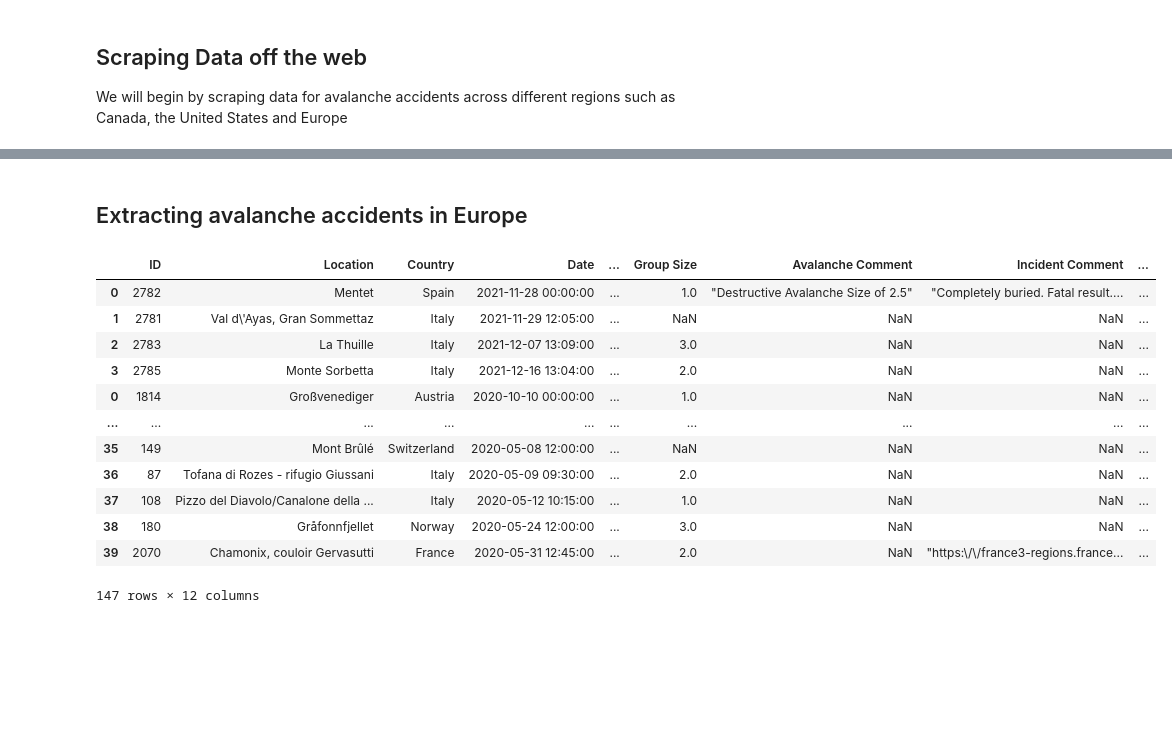
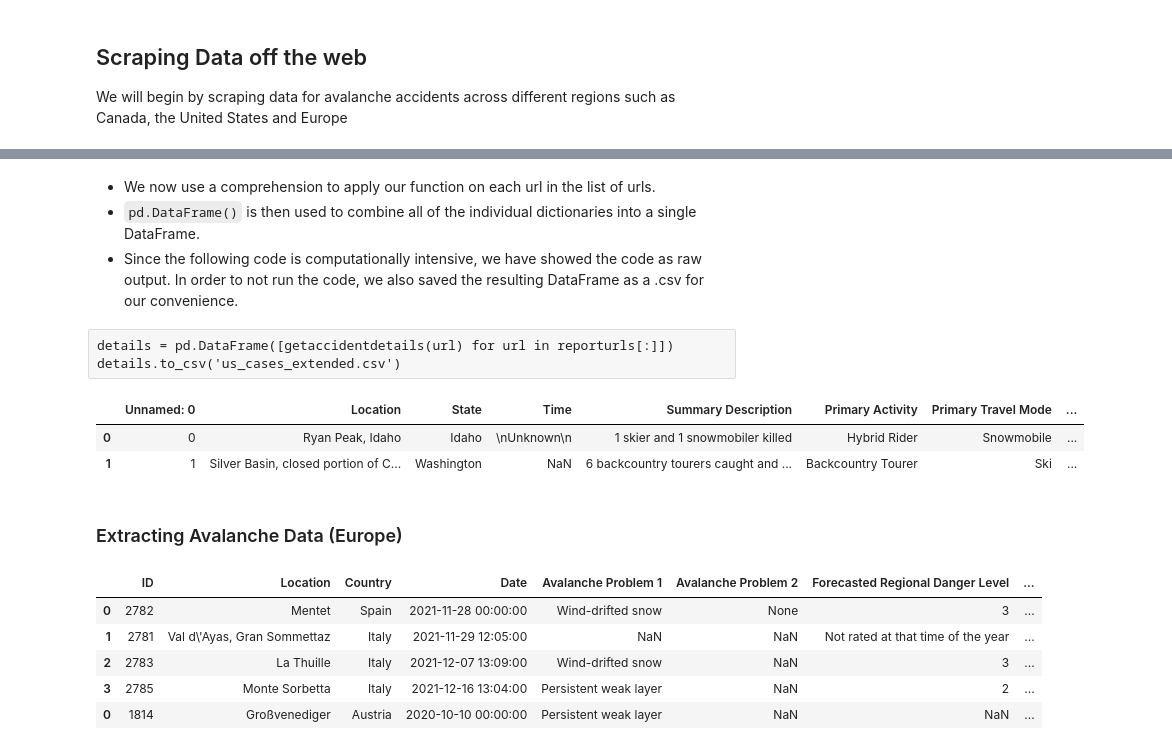
Before and after one commit to omertahi/avalanche_accidents, a Jupyter notebook: Project.ipynb, the cells around one changed output, grey strips where cells are left out. Saved outputs shown, nothing was run; the diff lists cells and outputs as text; code cells hidden in the pictures; blank space fills up the shorter version.

```diff
--- a/Project.ipynb
+++ b/Project.ipynb
@@ -40,4 +45,19 @@ We will begin by scraping data for avalanche accidents across different regions
 # %%
+# Incidents
+url = "http://incidents.avalanche.ca/public/incidents/?format=json"
+req = urllib.request.Request(url)
+
+with urllib.request.urlopen(req) as response:
+    result = json.loads(response.read().decode('utf-8'))
+incident_list = result["results"]
+
+while (result["next"] != None):
+    req = urllib.request.Request(result["next"])
+    with urllib.request.urlopen(req) as response:
+        result = json.loads(response.read().decode('utf-8'))
+    incident_list = incident_list + result["results"]
+incidents_brief = pd.DataFrame.from_dict(incident_list,orient="columns")
+
 # We can get more information about these incidents e.g. "https://www.avalanche.ca/incidents/37d909e4-c6de-43f1-8416-57a34cd48255"
 # this information is also available through the API
 def get_incident_details(id):
@@ -58,7 +78,7 @@ else:
     incidents = pd.read_csv(incidentsfile)
 
 with pd.option_context('display.max_rows', None, 'display.max_columns', None):
-  display(incidents.head())
+    display(incidents.head(3))
 # %% [output]
 |  | id | ob_date | location | location_desc | location_coords | location_coords_type | location_elevation | ... |
 | 0 | 8bc4720d-498c-4793-81ef-c43db9f36ca4 | 2021-11-27 | Sunshine Bowl, Hasler Area | Approx. 17km East of Powder King ... | [55.366223, -122.34096] | Lat/lng | 1700.0 | ... |
@@ -207,31 +257,40 @@ us_incidents
+# %% [markdown]
+* We now use a comprehension to apply our function on each url in the list of urls.
+* `pd.DataFrame()` is then used to combine all of the individual dictionaries into a single DataFrame.
+* Since the following code is computationally intensive, we have showed the code as raw output. In order to not run the code, we also saved the resulting DataFrame as a .csv for our convenience.
+# %% [raw]
+details = pd.DataFrame([getaccidentdetails(url) for url in reporturls[:]])
+details.to_csv('us_cases_extended.csv')
+# %%
+us_cases_extended = pd.read_csv('us_cases_extended.csv')
+with pd.option_context('display.max_rows', None, 'display.max_columns', None):
+    display(us_cases_extended.head(2))
+# %% [output]
+|  | Unnamed: 0 | Location | State | Time | Summary Description | Primary Activity | Primary Travel Mode | ... |
+| 0 | 0 | Ryan Peak, Idaho | Idaho | \nUnknown\n | 1 skier and 1 snowmobiler killed | Hybrid Rider | Snowmobile | ... |
+| 1 | 1 | Silver Basin, closed portion of C... | Washington | NaN | 6 backcountry tourers caught and ... | Backcountry Tourer | Ski | ... |
 # %% [markdown]
-## Extracting avalanche accidents in Europe
+### Extracting Avalanche Data (Europe)
 # %%
 # Make a list of urls to be read
 url1 = "https://www.avalanches.org/fatalities/"
 url2 = "https://www.avalanches.org/fatalities/fatalities-20/"
 url3 = "https://www.avalanches.org/fatalities/fatalities-19/"
 urls = [url1, url2, url3]
 
 # Scrape the tables from each url and make a list of the tables
 df = [pd.read_html(url, parse_dates=True) for url in urls]
 
 # Make a list of the dataframes within the table list and concat them together to form a single dataframe
 df = [df[0][0], df[1][0], df[2][0]]
 eu_incidents = pd.concat(df)
 
-eu_incidents
+with pd.option_context('display.max_rows', None, 'display.max_columns', None):
+  display(eu_incidents.head())
 # %% [output]
-|  | ID | Location | Country | Date | ... | Group Size | Avalanche Comment | Incident Comment | ... |
-| 0 | 2782 | Mentet | Spain | 2021-11-28 00:00:00 | ... | 1.0 | "Destructive Avalanche Size of 2.5" | "Completely buried. Fatal result.... | ... |
-| 1 | 2781 | Val d\'Ayas, Gran Sommettaz | Italy | 2021-11-29 12:05:00 | ... | NaN | NaN | NaN | ... |
-| 2 | 2783 | La Thuille | Italy | 2021-12-07 13:09:00 | ... | 3.0 | NaN | NaN | ... |
-| 3 | 2785 | Monte Sorbetta | Italy | 2021-12-16 13:04:00 | ... | 2.0 | NaN | NaN | ... |
-| 0 | 1814 | Großvenediger | Austria | 2020-10-10 00:00:00 | ... | 1.0 | NaN | NaN | ... |
-| ... | ... | ... | ... | ... | ... | ... | ... | ... | ... |
-| 35 | 149 | Mont Brûlé | Switzerland | 2020-05-08 12:00:00 | ... | NaN | NaN | NaN | ... |
-| 36 | 87 | Tofana di Rozes - rifugio Giussani | Italy | 2020-05-09 09:30:00 | ... | 2.0 | NaN | NaN | ... |
-| 37 | 108 | Pizzo del Diavolo/Canalone della ... | Italy | 2020-05-12 10:15:00 | ... | 1.0 | NaN | NaN | ... |
-| 38 | 180 | Gråfonnfjellet | Norway | 2020-05-24 12:00:00 | ... | 3.0 | NaN | NaN | ... |
-| 39 | 2070 | Chamonix, couloir Gervasutti | France | 2020-05-31 12:45:00 | ... | 2.0 | NaN | "https:\/\/france3-regions.france... | ... |
+|  | ID | Location | Country | Date | Avalanche Problem 1 | Avalanche Problem 2 | Forecasted Regional Danger Level | ... |
+| 0 | 2782 | Mentet | Spain | 2021-11-28 00:00:00 | Wind-drifted snow | None | 3 | ... |
+| 1 | 2781 | Val d\'Ayas, Gran Sommettaz | Italy | 2021-11-29 12:05:00 | NaN | NaN | Not rated at that time of the year | ... |
+| 2 | 2783 | La Thuille | Italy | 2021-12-07 13:09:00 | Wind-drifted snow | NaN | 3 | ... |
+| 3 | 2785 | Monte Sorbetta | Italy | 2021-12-16 13:04:00 | Persistent weak layer | NaN | 2 | ... |
+| 0 | 1814 | Großvenediger | Austria | 2020-10-10 00:00:00 | Persistent weak layer | NaN | NaN | ... |
-147 rows × 12 columns
```
Also changed, not shown: parts of 9 cells of this notebook.
